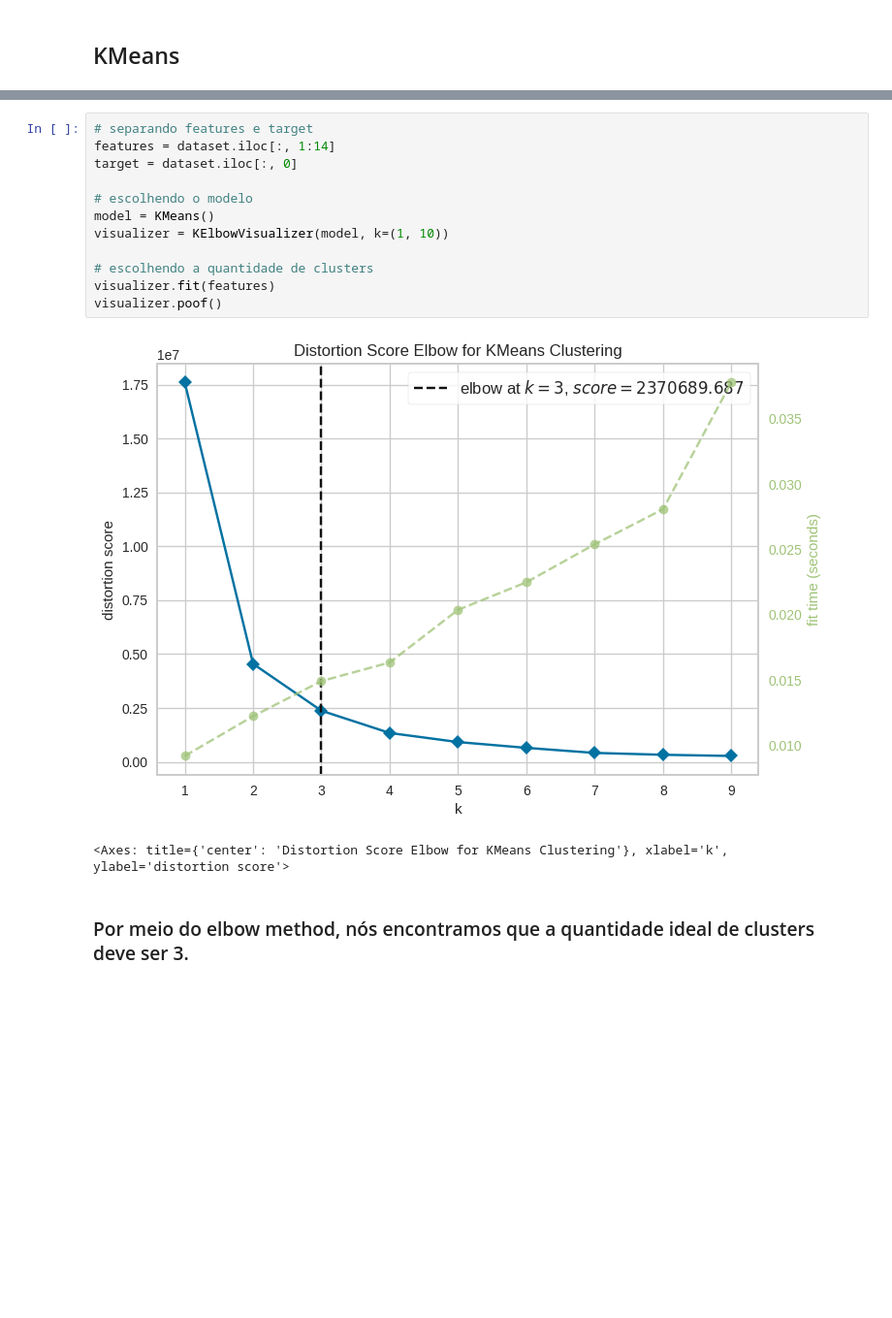
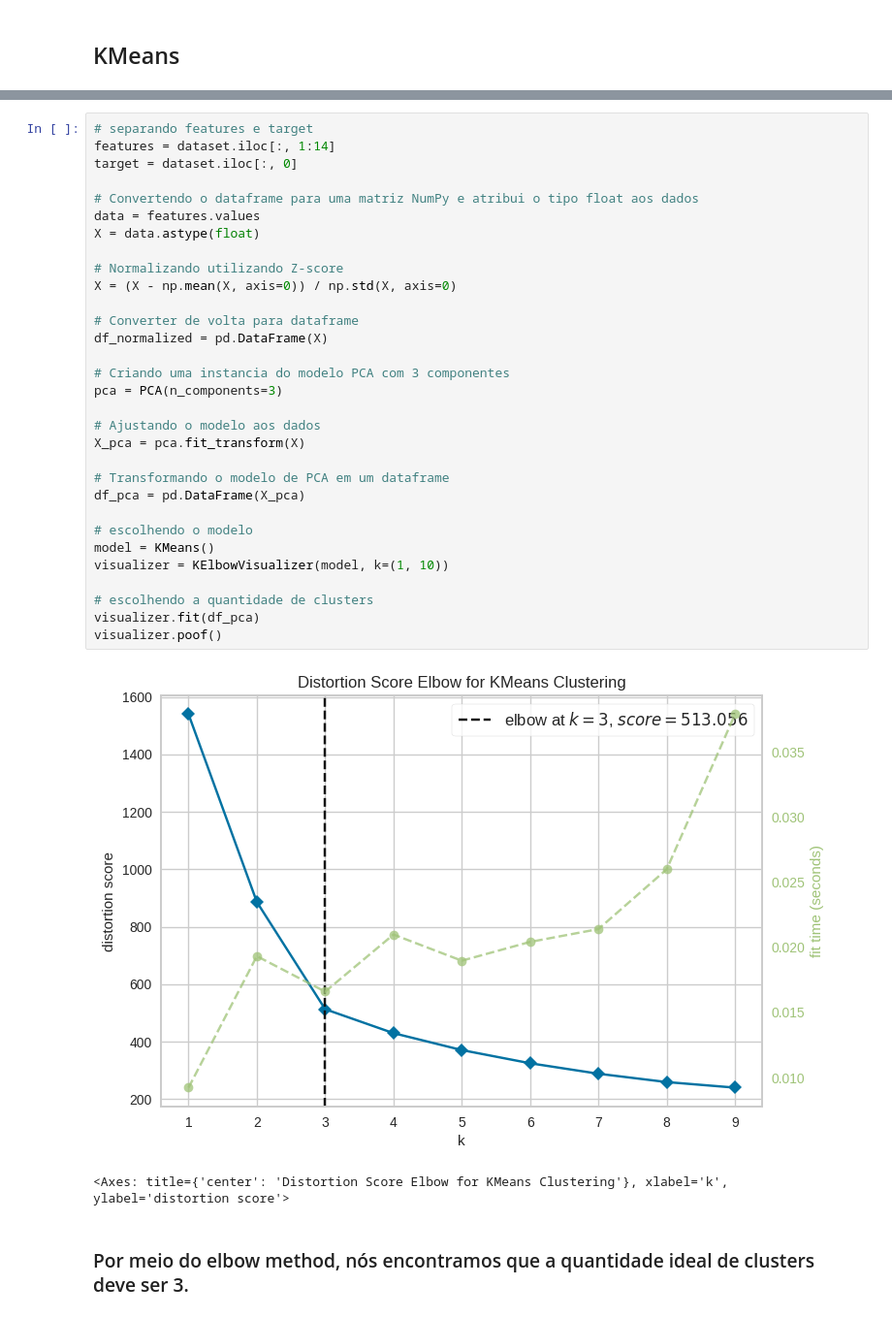
Before and after one commit to FrederickAlmeida/Clustering-Project, a Jupyter notebook: KMeans.ipynb, the cells around one changed output, grey strips where cells are left out. Shown at 97% size. Cells and saved outputs as stored; diff of their text form; blank space fills up the shorter version.

```diff
--- a/KMeans.ipynb
+++ b/KMeans.ipynb
@@ -49,17 +50,36 @@ dataset.describe(include = "all")
 # %%
 # separando features e target
 features = dataset.iloc[:, 1:14]
 target = dataset.iloc[:, 0]
+
+# Convertendo o dataframe para uma matriz NumPy e atribui o tipo float aos dados
+data = features.values
+X = data.astype(float)
+
+# Normalizando utilizando Z-score
+X = (X - np.mean(X, axis=0)) / np.std(X, axis=0)
+
+# Converter de volta para dataframe
+df_normalized = pd.DataFrame(X)
+
+# Criando uma instancia do modelo PCA com 3 componentes
+pca = PCA(n_components=3)
+
+# Ajustando o modelo aos dados
+X_pca = pca.fit_transform(X)
+
+# Transformando o modelo de PCA em um dataframe
+df_pca = pd.DataFrame(X_pca)
 
 # escolhendo o modelo
 model = KMeans()
 visualizer = KElbowVisualizer(model, k=(1, 10))
 
 # escolhendo a quantidade de clusters
-visualizer.fit(features)
+visualizer.fit(df_pca)
 visualizer.poof()
 # %% [output]
-[figure, old version]
+[figure, new version]
 <Axes: title={'center': 'Distortion Score Elbow for KMeans Clustering'}, xlabel='k', ylabel='distortion score'>
 # %% [markdown]
 ### Por meio do elbow method, nós encontramos que a quantidade ideal de clusters deve ser 3.
```
Also changed, not shown: parts of 5 cells of this notebook.
